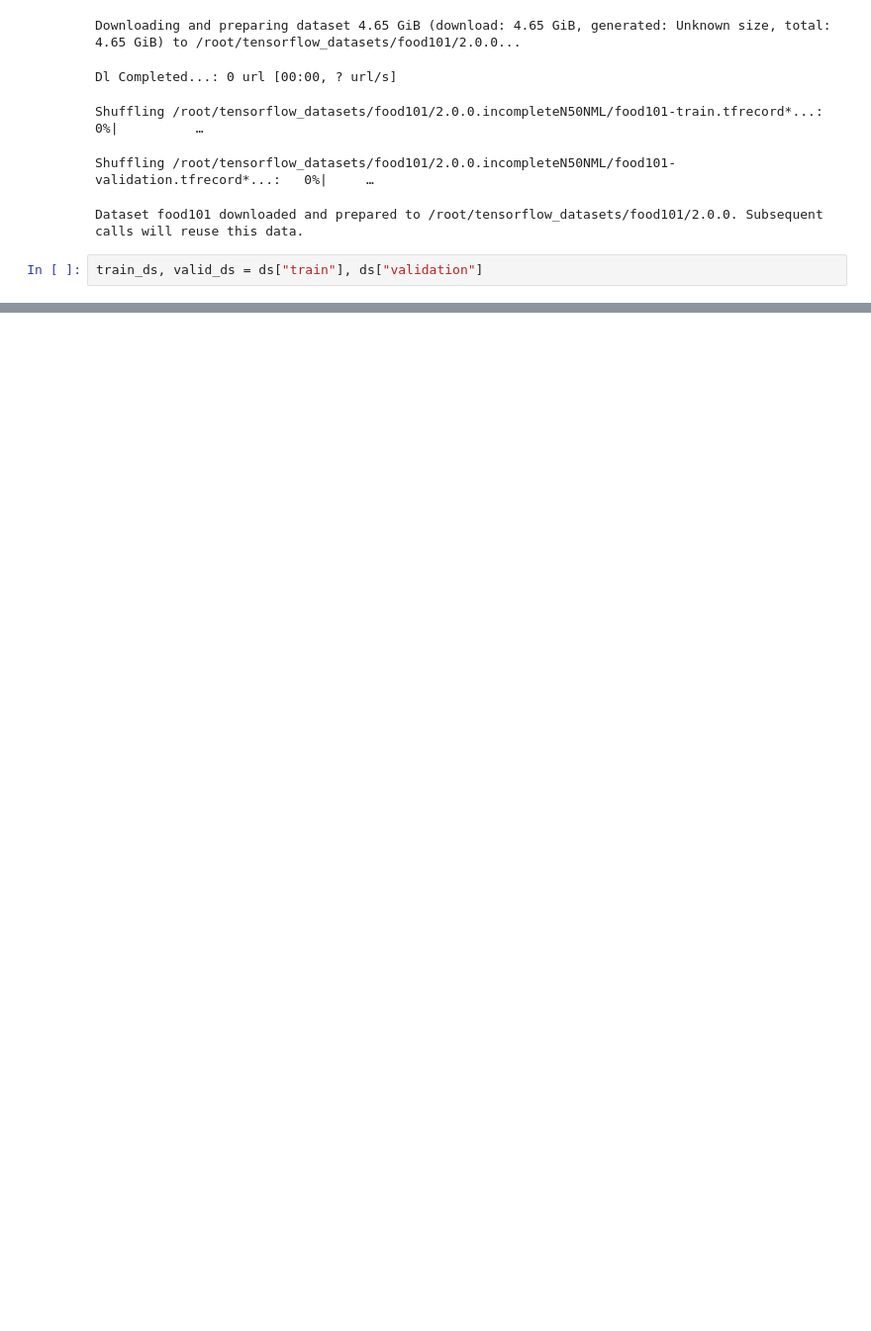
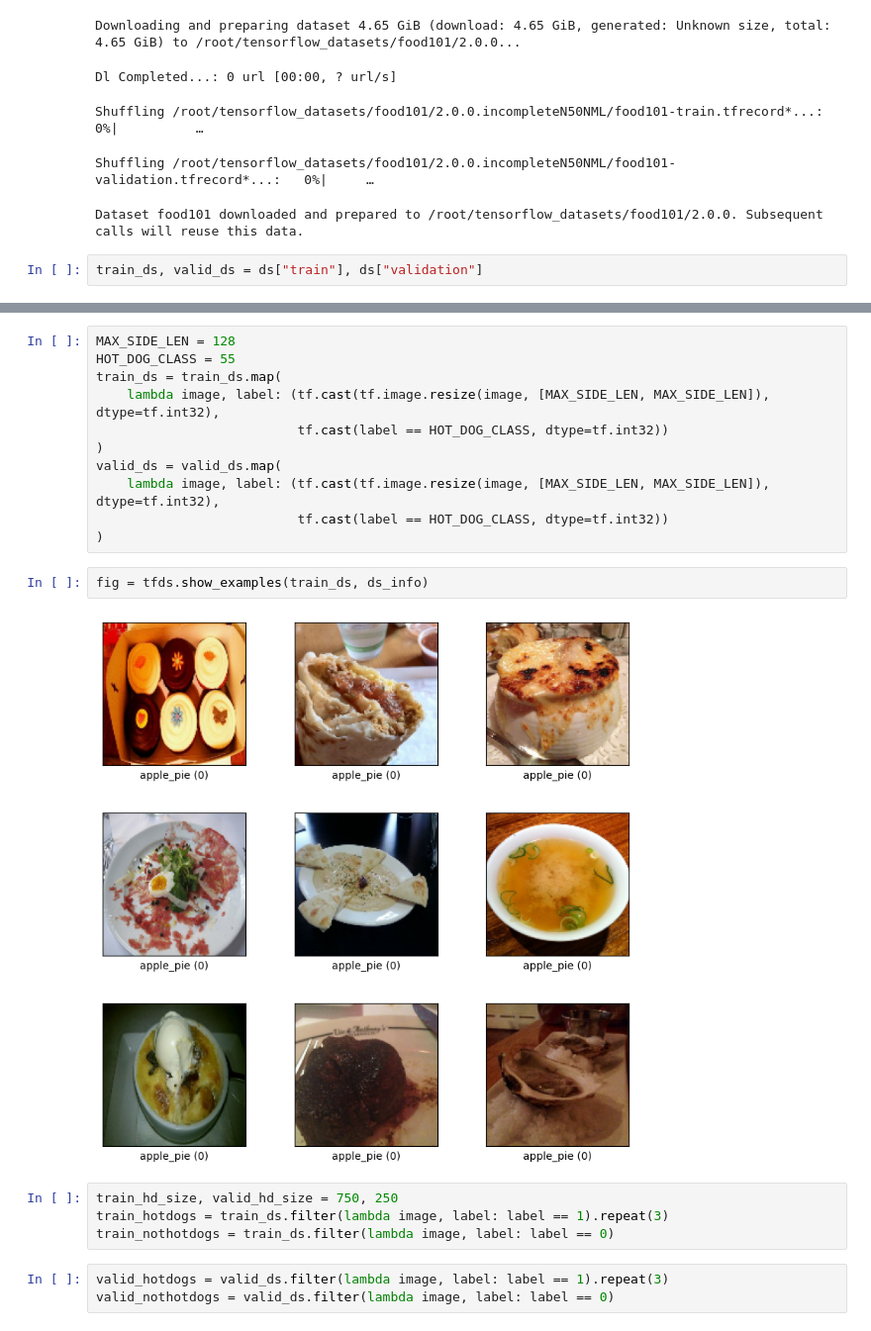
Before and after one commit to francisparwez/Convolutional_Neural_Network_for_Beginners, a Jupyter notebook: Hot_Dog_VS_Not_Hot_Dog_Example.ipynb, the cells around one changed output, grey strips where cells are left out. Shown at 99% size. Cells and saved outputs as stored; diff of their text form; blank space fills up the shorter version.

```diff
--- a/Hot_Dog_VS_Not_Hot_Dog_Example.ipynb
+++ b/Hot_Dog_VS_Not_Hot_Dog_Example.ipynb
@@ -35,0 +40,22 @@ train_ds, valid_ds = ds["train"], ds["validation"]
+# %%
+MAX_SIDE_LEN = 128
+HOT_DOG_CLASS = 55
+train_ds = train_ds.map(
+    lambda image, label: (tf.cast(tf.image.resize(image, [MAX_SIDE_LEN, MAX_SIDE_LEN]), dtype=tf.int32),
+                          tf.cast(label == HOT_DOG_CLASS, dtype=tf.int32))
+)
+valid_ds = valid_ds.map(
+    lambda image, label: (tf.cast(tf.image.resize(image, [MAX_SIDE_LEN, MAX_SIDE_LEN]), dtype=tf.int32),
+                          tf.cast(label == HOT_DOG_CLASS, dtype=tf.int32))
+)
+# %%
+fig = tfds.show_examples(train_ds, ds_info)
+# %% [output]
+[figure, added]
+# %%
+train_hd_size, valid_hd_size = 750, 250
+train_hotdogs = train_ds.filter(lambda image, label: label == 1).repeat(3)
+train_nothotdogs = train_ds.filter(lambda image, label: label == 0)
+# %%
+valid_hotdogs = valid_ds.filter(lambda image, label: label == 1).repeat(3)
+valid_nothotdogs = valid_ds.filter(lambda image, label: label == 0)
```
Also changed, not shown: parts of 3 cells of this notebook.
